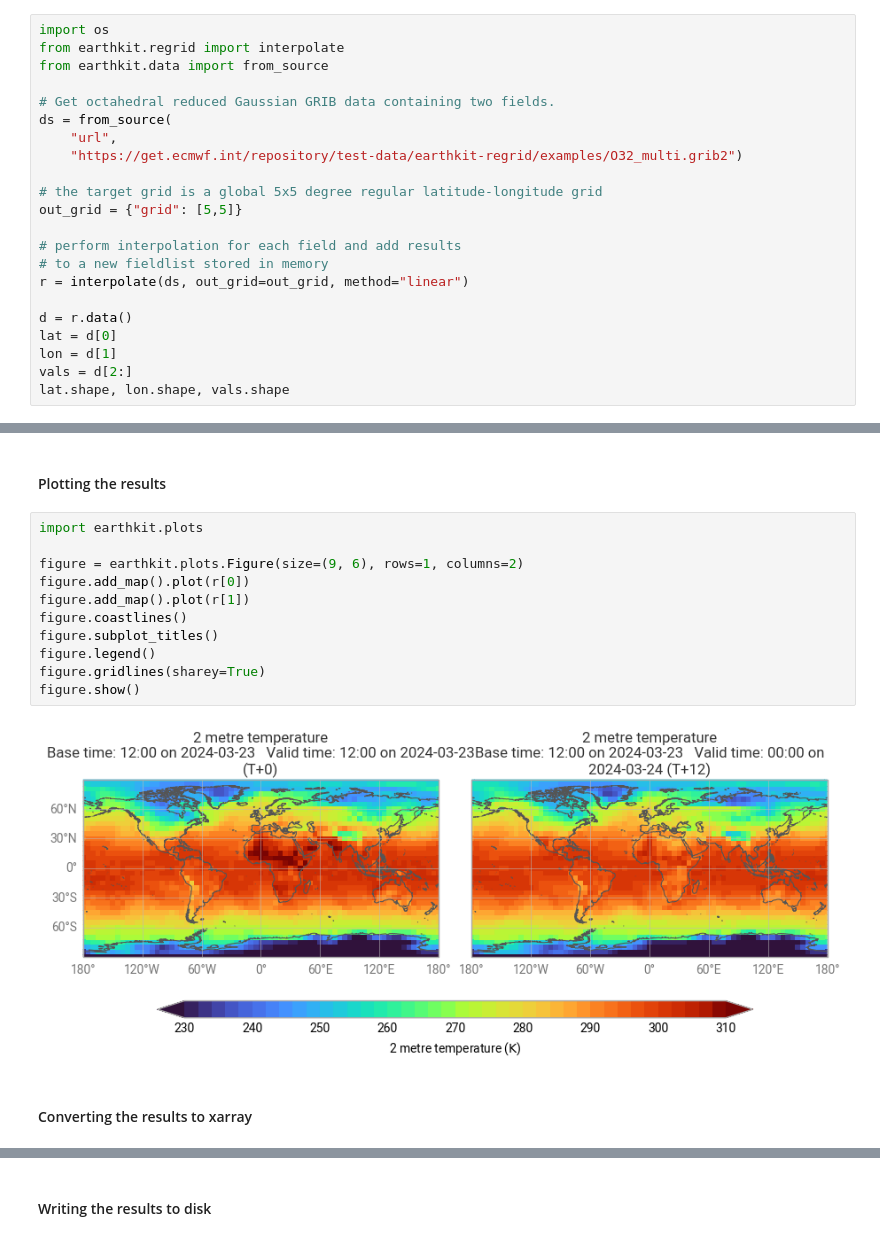
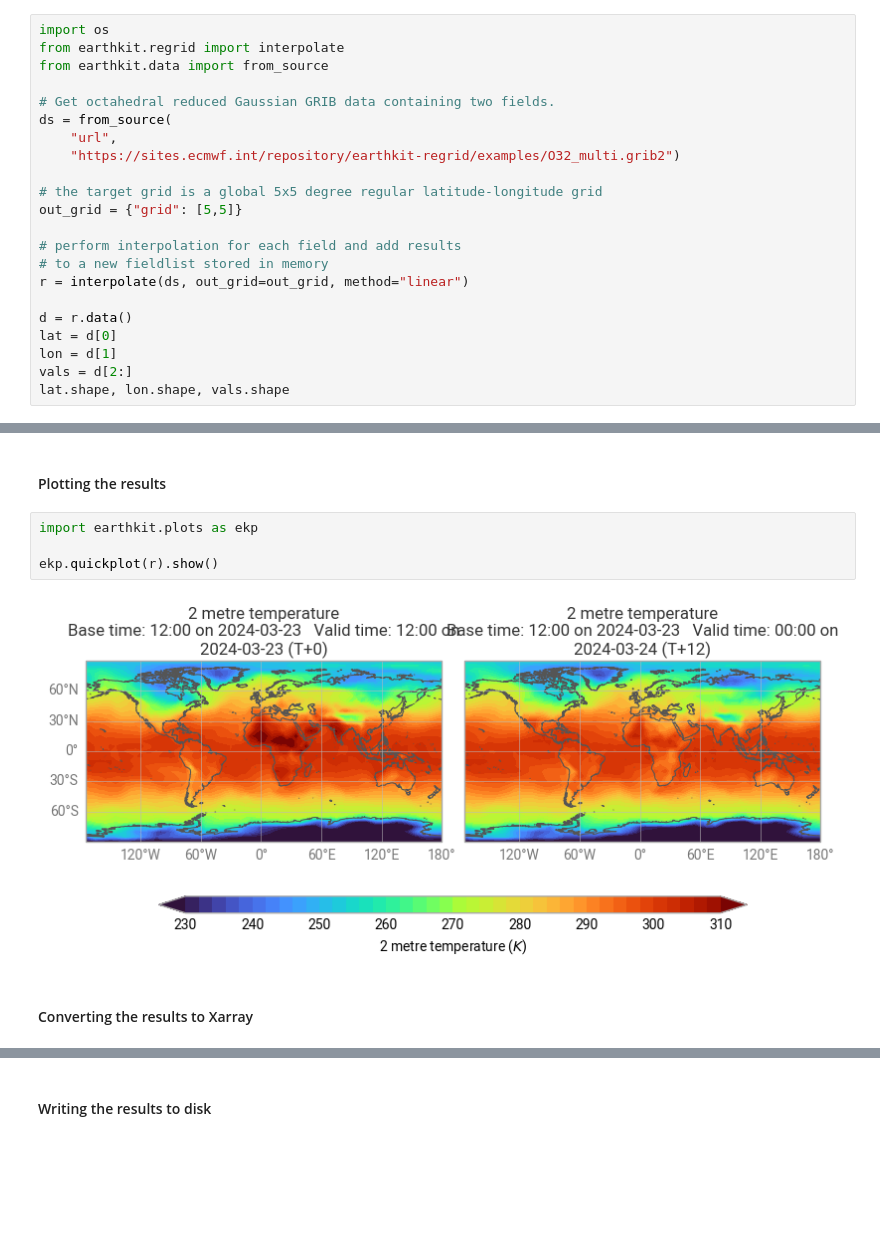
Before and after one commit to ecmwf/earthkit-regrid, a Jupyter notebook: docs/examples/octahedral_fieldlist.ipynb, the cells around one changed output, grey strips where cells are left out. Cells and saved outputs as stored; diff of their text form; blank space fills up the shorter version.

```diff
--- a/docs/examples/octahedral_fieldlist.ipynb
+++ b/docs/examples/octahedral_fieldlist.ipynb
@@ -14,7 +14,7 @@ from earthkit.data import from_source
 # Get octahedral reduced Gaussian GRIB data containing two fields.
 ds = from_source(
     "url",
-    "https://get.ecmwf.int/repository/test-data/earthkit-regrid/examples/O32_multi.grib2")
+    "https://sites.ecmwf.int/repository/earthkit-regrid/examples/O32_multi.grib2")
 
 # the target grid is a global 5x5 degree regular latitude-longitude grid
 out_grid = {"grid": [5,5]}
@@ -41,20 +41,13 @@ Please note that the interpolation only works between a predefined set of global
 # %% [markdown]
 #### Plotting the results
 # %%
-import earthkit.plots
+import earthkit.plots as ekp
 
-figure = earthkit.plots.Figure(size=(9, 6), rows=1, columns=2)
-figure.add_map().plot(r[0])
-figure.add_map().plot(r[1])
-figure.coastlines()
-figure.subplot_titles()
-figure.legend()
-figure.gridlines(sharey=True)
-figure.show()
+ekp.quickplot(r).show()
 # %% [output]
-[figure, old version]
+[figure, new version]
 # %% [markdown]
-#### Converting the results to xarray
+#### Converting the results to Xarray
 # %%
 r.to_xarray()
 # %% [output]
```
Also changed, not shown: parts of 3 cells of this notebook, 6 other files.
